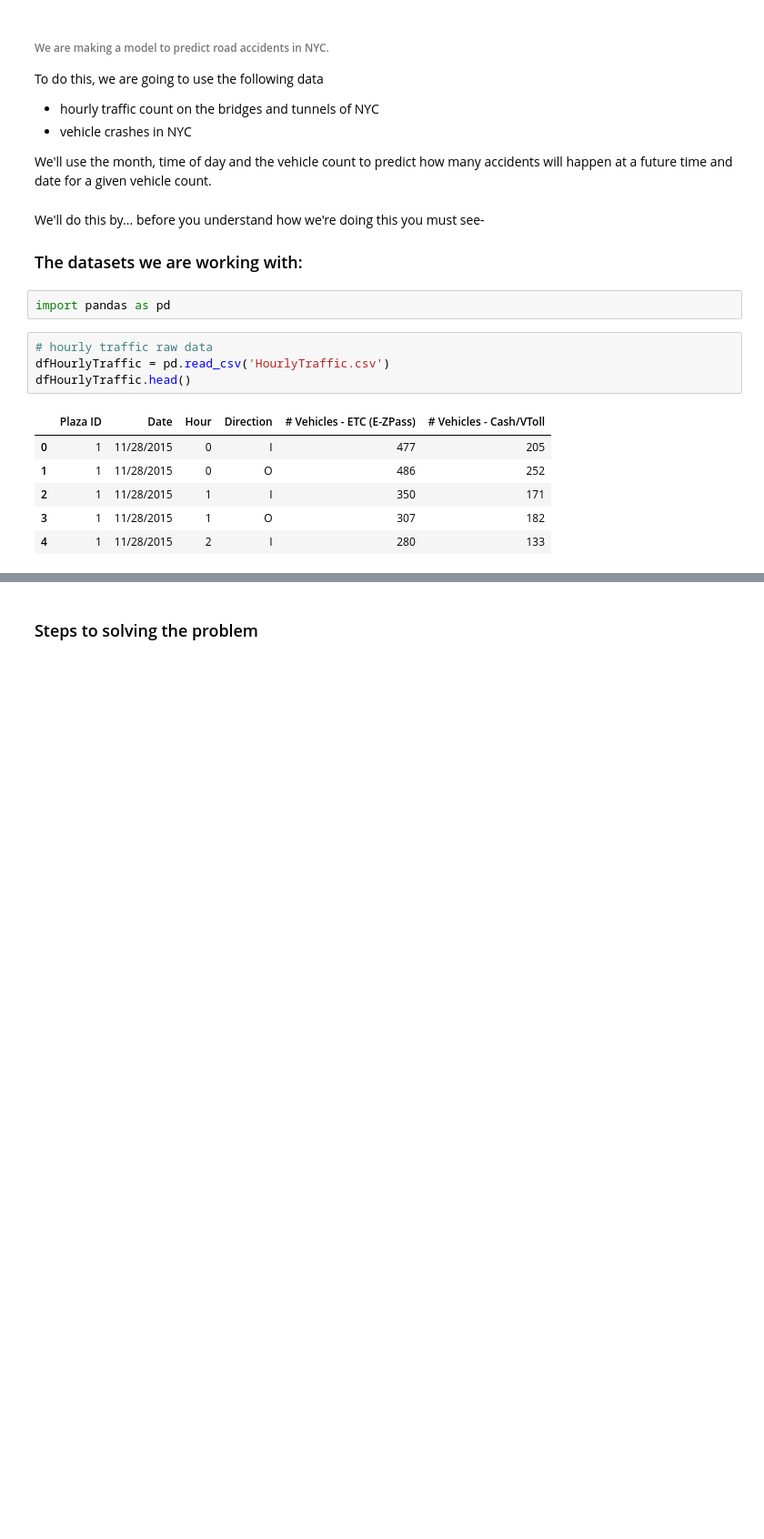
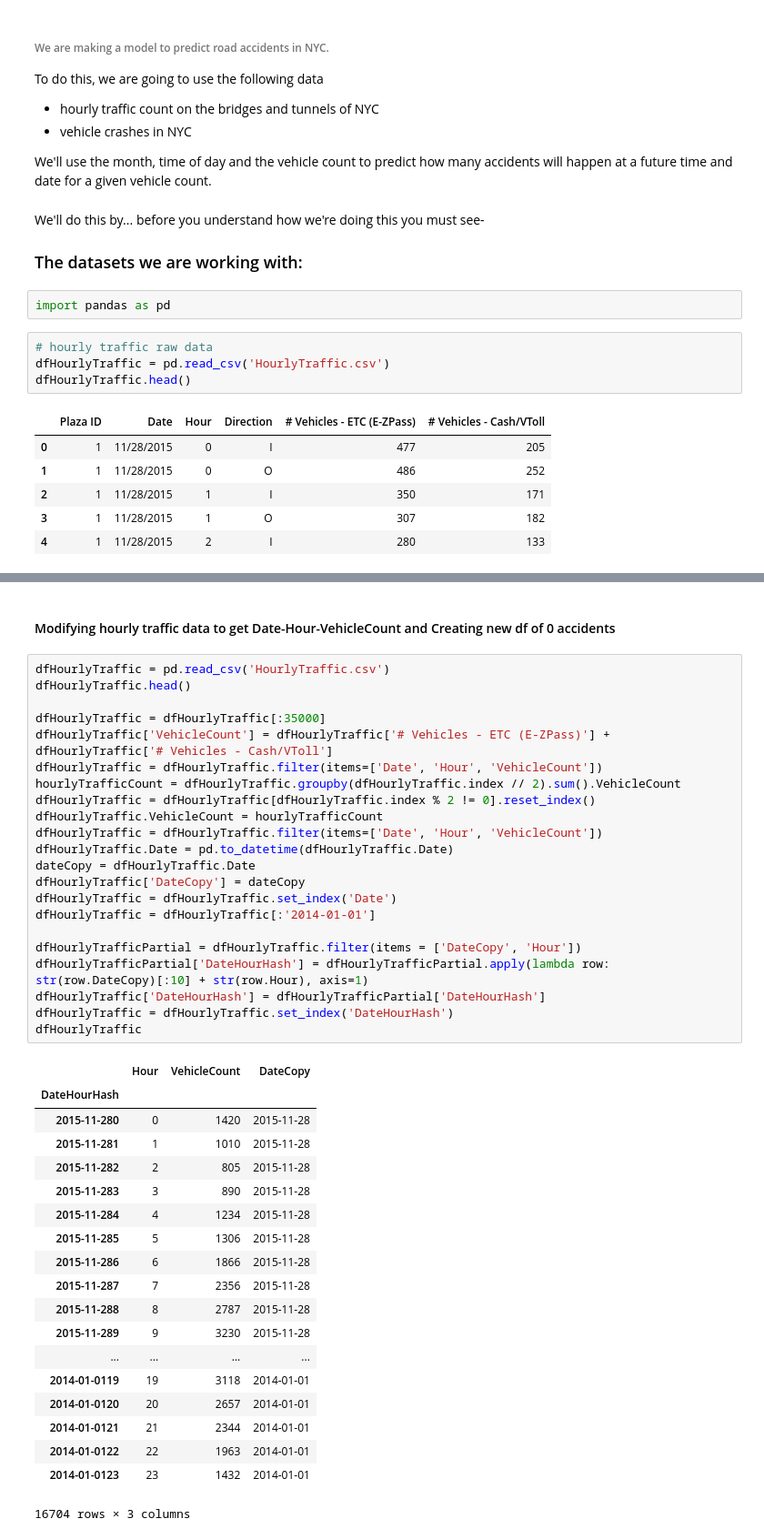
Before and after one commit to DeeptanshuM/HackHarvard2018, a Jupyter notebook: DataCleaningandProcessing.ipynb, the cells around one changed output, grey strips where cells are left out. Shown: that part at 91% size. Drawn from its saved outputs; the diff is of its cells as text; blank space fills up the shorter version.

Commit message:
modifed hourly traffic data to get: Date-Hour-VehicleCount

```diff
--- a/DataCleaningandProcessing.ipynb
+++ b/DataCleaningandProcessing.ipynb
@@ -35,5 +35,47 @@ dfVehicleCrashes.head()
 | 3 | 10/16/2018 | 0:00 | NaN | NaN | 40.788692 | -73.93787 | (40.788692, -73.93787) | EAST 106 STREET | NaN | ... |
 | 4 | 10/16/2018 | 0:00 | NaN | NaN | 40.757668 | -73.95915 | (40.757668, -73.95915) | FDR DRIVE | NaN | ... |
 5 rows × 29 columns
-# %% [markdown]
-### Steps to solving the problem
+# %% [markdown]
+#### Modifying hourly traffic data to get Date-Hour-VehicleCount and Creating new df of 0 accidents
+# %%
+dfHourlyTraffic = pd.read_csv('HourlyTraffic.csv')
+dfHourlyTraffic.head()
+
+dfHourlyTraffic = dfHourlyTraffic[:35000]
+dfHourlyTraffic['VehicleCount'] = dfHourlyTraffic['# Vehicles - ETC (E-ZPass)'] + dfHourlyTraffic['# Vehicles - Cash/VToll']
+dfHourlyTraffic = dfHourlyTraffic.filter(items=['Date', 'Hour', 'VehicleCount'])
+hourlyTrafficCount = dfHourlyTraffic.groupby(dfHourlyTraffic.index // 2).sum().VehicleCount
+dfHourlyTraffic = dfHourlyTraffic[dfHourlyTraffic.index % 2 != 0].reset_index()
+dfHourlyTraffic.VehicleCount = hourlyTrafficCount
+dfHourlyTraffic = dfHourlyTraffic.filter(items=['Date', 'Hour', 'VehicleCount'])
+dfHourlyTraffic.Date = pd.to_datetime(dfHourlyTraffic.Date)
+dateCopy = dfHourlyTraffic.Date
+dfHourlyTraffic['DateCopy'] = dateCopy
+dfHourlyTraffic = dfHourlyTraffic.set_index('Date')
+dfHourlyTraffic = dfHourlyTraffic[:'2014-01-01']
+
+dfHourlyTrafficPartial = dfHourlyTraffic.filter(items = ['DateCopy', 'Hour'])
+dfHourlyTrafficPartial['DateHourHash'] = dfHourlyTrafficPartial.apply(lambda row: str(row.DateCopy)[:10] + str(row.Hour), axis=1)
+dfHourlyTraffic['DateHourHash'] = dfHourlyTrafficPartial['DateHourHash']
+dfHourlyTraffic = dfHourlyTraffic.set_index('DateHourHash')
+dfHourlyTraffic
+# %% [output]
+|  | Hour | VehicleCount | DateCopy |
+| DateHourHash |  |  |  |
+| 2015-11-280 | 0 | 1420 | 2015-11-28 |
+| 2015-11-281 | 1 | 1010 | 2015-11-28 |
+| 2015-11-282 | 2 | 805 | 2015-11-28 |
+| 2015-11-283 | 3 | 890 | 2015-11-28 |
+| 2015-11-284 | 4 | 1234 | 2015-11-28 |
+| 2015-11-285 | 5 | 1306 | 2015-11-28 |
+| 2015-11-286 | 6 | 1866 | 2015-11-28 |
+| 2015-11-287 | 7 | 2356 | 2015-11-28 |
+| 2015-11-288 | 8 | 2787 | 2015-11-28 |
+| 2015-11-289 | 9 | 3230 | 2015-11-28 |
+| ... | ... | ... | ... |
+| 2014-01-0119 | 19 | 3118 | 2014-01-01 |
+| 2014-01-0120 | 20 | 2657 | 2014-01-01 |
+| 2014-01-0121 | 21 | 2344 | 2014-01-01 |
+| 2014-01-0122 | 22 | 1963 | 2014-01-01 |
+| 2014-01-0123 | 23 | 1432 | 2014-01-01 |
+16704 rows × 3 columns
```
Also changed, not shown: parts of 2 cells of this notebook.
